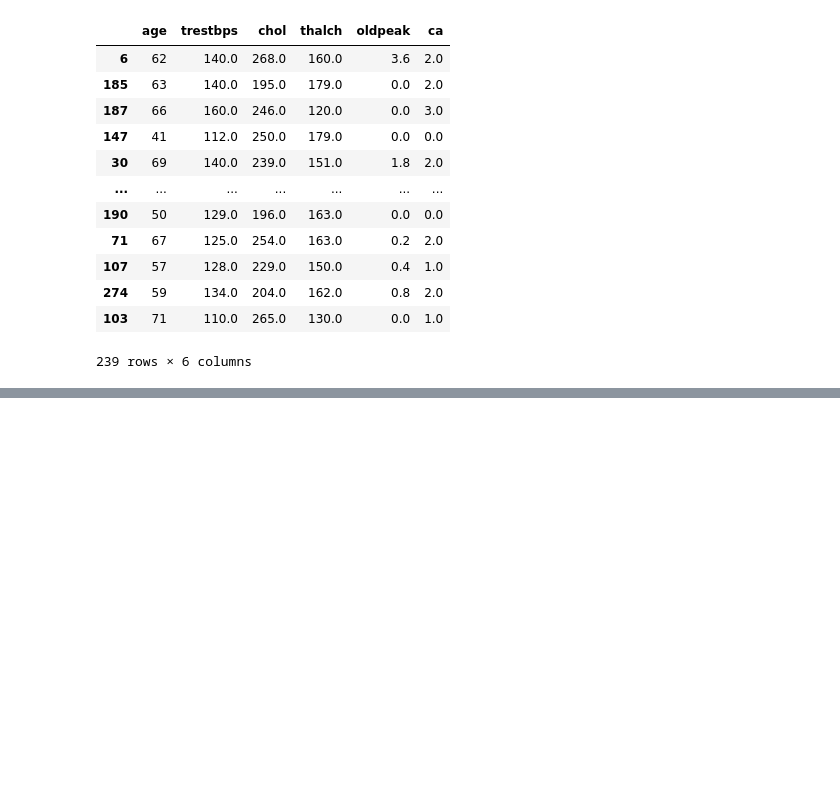
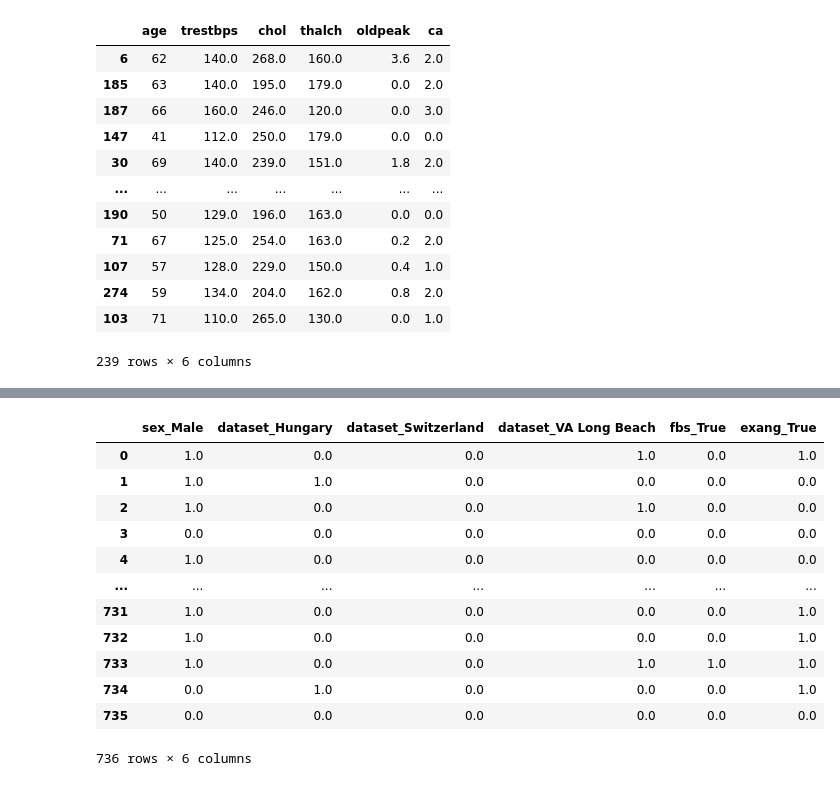
Before and after one commit to SumanGouda/Scikit-Learn-, a Jupyter notebook: PROJECT/HEART DISEASE/heart_disease_predictor.ipynb, the cells around one changed output, grey strips where cells are left out. Saved outputs shown, nothing was run; the diff lists cells and outputs as text; code cells hidden in the pictures; blank space fills up the shorter version.

```diff
--- a/PROJECT/HEART DISEASE/heart_disease_predictor.ipynb
+++ b/PROJECT/HEART DISEASE/heart_disease_predictor.ipynb
@@ -119,0 +125,24 @@ Index(['id', 'age', 'sex', 'dataset', 'cp', 'trestbps', 'chol', 'fbs',
+# %%
+from sklearn.preprocessing import OrdinalEncoder
+
+# Create an instance of the OrdinalEncoder
+encoder = OrdinalEncoder(categories=[
+    ['asymptomatic', 'non-anginal', 'atypical angina', 'typical angina'],
+    ['normal', 'st-t abnormality', 'lv hypertrophy'],
+    ['flat', 'upsloping', 'downsloping'],
+    ['normal', 'reversable defect', 'fixed defect']
+    ])
+
+# Fit and transform the categorical columns
+X_ordinal_encoded = encoder.fit_transform(X_train_df[oridnal_columns])
+
+from sklearn.preprocessing import OneHotEncoder
+
+# Create an instance of the OneHotEncoder
+ohe = OneHotEncoder(drop='first', sparse_output=False)  # sparse_output=False for dense array
+
+# Fit and transform the data
+X_encoded = ohe.fit_transform(X_train_df[normal_cat_cols])
+
+# Convert to DataFrame with proper column names
+encoded_columns = ohe.get_feature_names_out(normal_cat_cols)
@@ -119,0 +156,17 @@ Index(['id', 'age', 'sex', 'dataset', 'cp', 'trestbps', 'chol', 'fbs',
+# %%
+df_encoded = pd.DataFrame(X_encoded, columns=encoded_columns)
+df_encoded
+# %% [output]
+|  | sex_Male | dataset_Hungary | dataset_Switzerland | dataset_VA Long Beach | fbs_True | exang_True |
+| 0 | 1.0 | 0.0 | 0.0 | 1.0 | 0.0 | 1.0 |
+| 1 | 1.0 | 1.0 | 0.0 | 0.0 | 0.0 | 0.0 |
+| 2 | 1.0 | 0.0 | 0.0 | 1.0 | 0.0 | 0.0 |
+| 3 | 0.0 | 0.0 | 0.0 | 0.0 | 0.0 | 0.0 |
+| 4 | 1.0 | 0.0 | 0.0 | 0.0 | 0.0 | 0.0 |
+| ... | ... | ... | ... | ... | ... | ... |
+| 731 | 1.0 | 0.0 | 0.0 | 0.0 | 0.0 | 1.0 |
+| 732 | 1.0 | 0.0 | 0.0 | 0.0 | 0.0 | 1.0 |
+| 733 | 1.0 | 0.0 | 0.0 | 1.0 | 1.0 | 1.0 |
+| 734 | 0.0 | 1.0 | 0.0 | 0.0 | 0.0 | 1.0 |
+| 735 | 0.0 | 0.0 | 0.0 | 0.0 | 0.0 | 0.0 |
+736 rows × 6 columns
```
Also changed, not shown: parts of 12 cells of this notebook, 10 other files.
